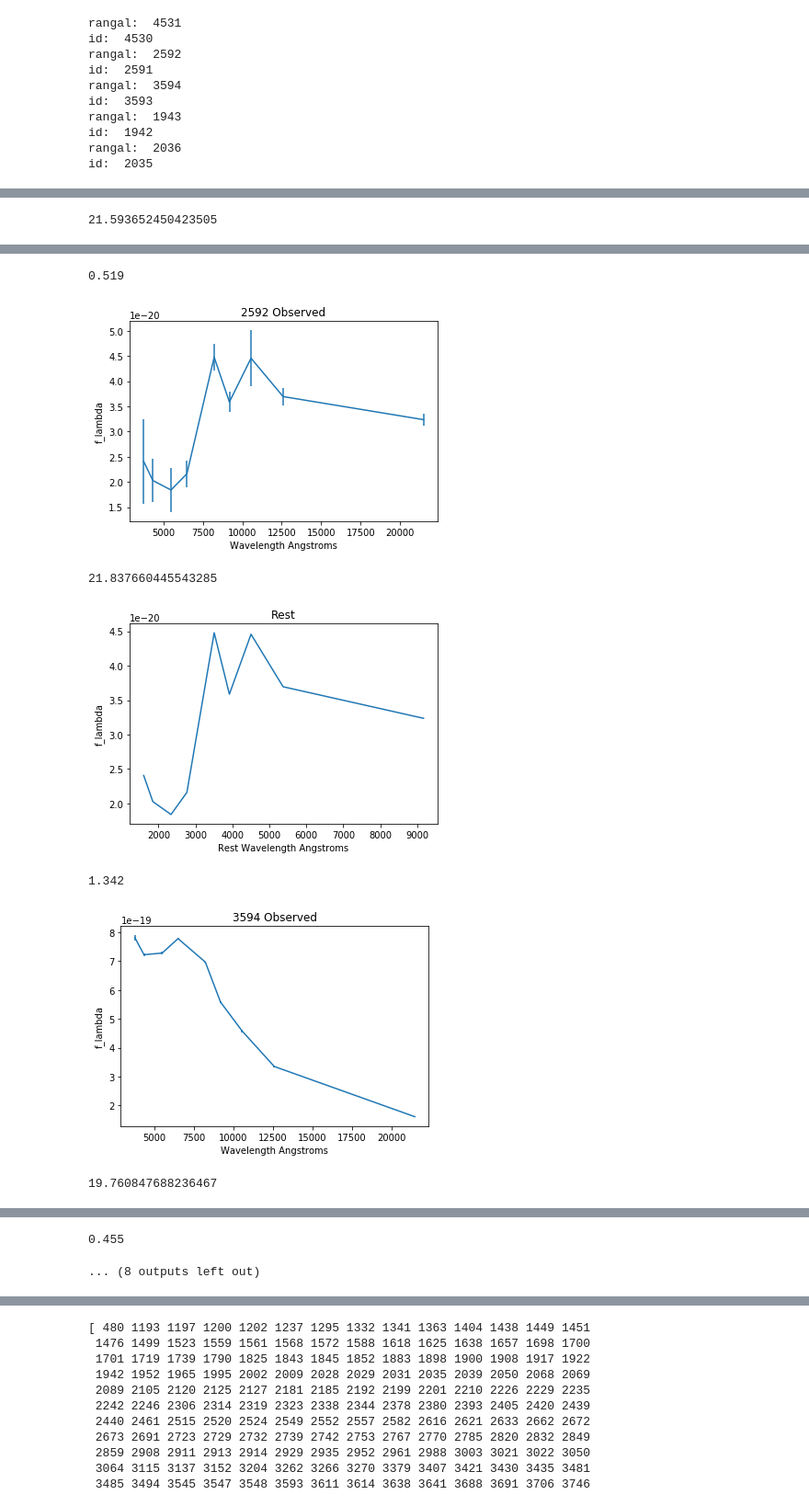
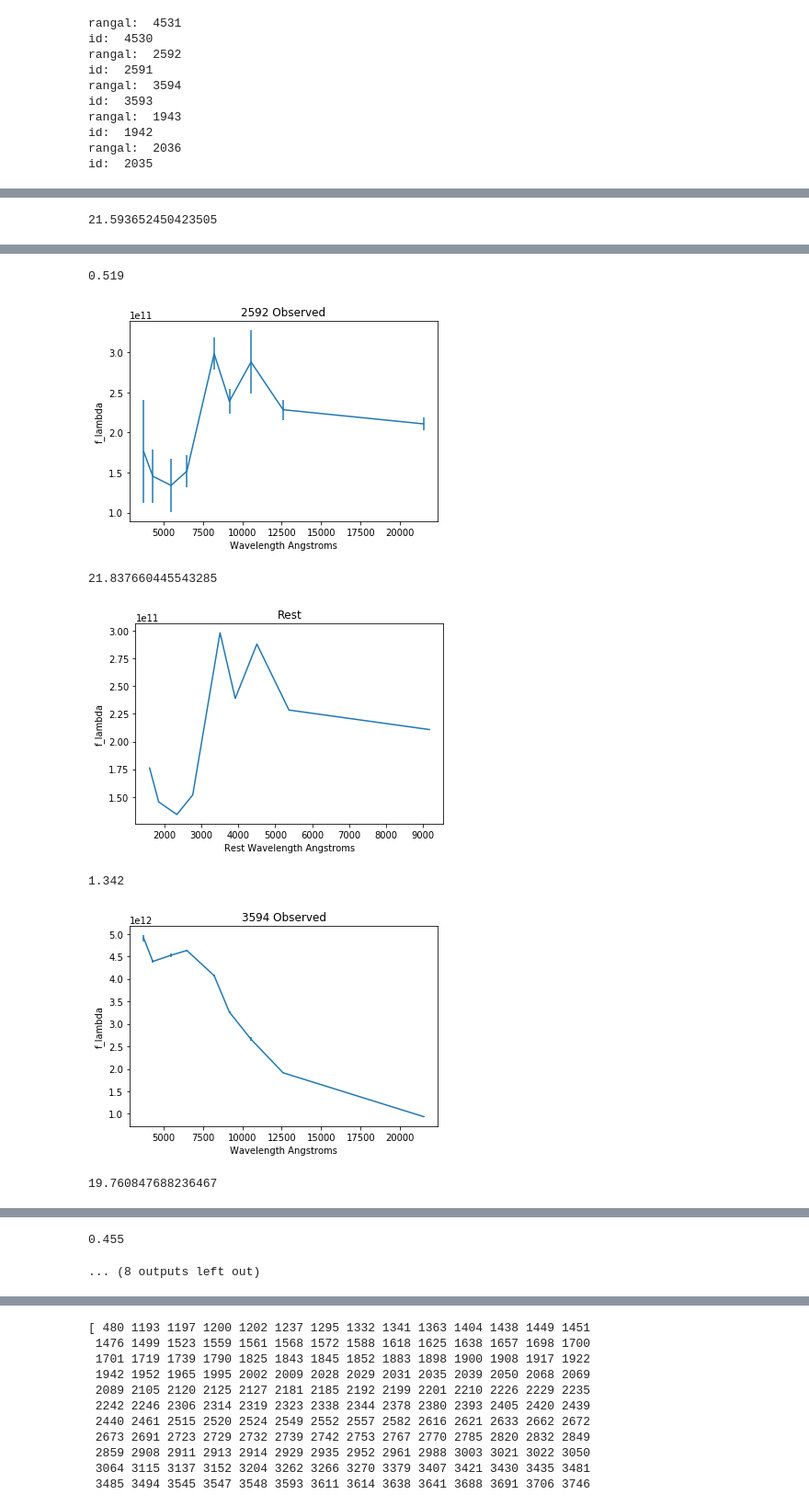
Before and after one commit to JacobGolledge/Research, a Jupyter notebook: Research_Golledge_Final.ipynb, the cells around one changed output, grey strips where cells are left out. Shown: that part at 92% size. Saved outputs shown, nothing was run; the diff lists cells and outputs as text; code cells hidden in the pictures.

```diff
--- a/Research_Golledge_Final.ipynb
+++ b/Research_Golledge_Final.ipynb
@@ -385,12 +437,13 @@ rangal:  2036
 id:  2035
 # %%
 #for loop to find magnitude of each flux value for the galaxies along with their error
-for galaxy in range(5):
+for galaxy in range(5): #This for loop goes through all the galaxies in range of 5 since we listed 5 galaxies
     galy = [fluxu[galaxy],fluxb[galaxy], fluxv[galaxy], fluxr[galaxy], fluxi[galaxy], fluxz[galaxy], fluxy[galaxy], fluxj[galaxy], fluxk[galaxy]]
+    #this builds an array filling it with the flux values in each band for each of the random galaxies
     #galy = [fluxu[galaxy],fluxb[galaxy], fluxv[galaxy], fluxr[galaxy], fluxi[galaxy], fluxz[galaxy], fluxy[galaxy], fluxj[galaxy], fluxk[galaxy], fluxi1[galaxy],fluxi2[galaxy]]
     magu = -2.5 * np.log10(fluxu[galaxy]) + 25
     magv = -2.5 * np.log10(fluxv[galaxy]) + 25
-    magb = -2.5 * np.log10(fluxb[galaxy]) + 25
+    magb = -2.5 * np.log10(fluxb[galaxy]) + 25 #These finds the magnitude of each band for the galaxies
     magr = -2.5 * np.log10(fluxr[galaxy]) + 25
     magi = -2.5 * np.log10(fluxz[galaxy]) + 25
     magz = -2.5 * np.log10(fluxz[galaxy]) + 25
@@ -404,33 +457,33 @@ for galaxy in range(5):
     magev = -2.5 * np.log10(errv[galaxy]) + 25
     mageb = -2.5 * np.log10(errb[galaxy]) + 25
     mager = -2.5 * np.log10(errr[galaxy]) + 25
-    magei = -2.5 * np.log10(erri[galaxy]) + 25
+    magei = -2.5 * np.log10(erri[galaxy]) + 25 #error in each flux band.
     magez = -2.5 * np.log10(errz[galaxy]) + 25
     magey = -2.5 * np.log10(erry[galaxy]) + 25
     magej = -2.5 * np.log10(errj[galaxy]) + 25
     magek = -2.5 * np.log10(errk[galaxy]) + 25
     #converting the magnitude to f_nu along with error
-    fnuu = (10 ** ((magu + 48.6) / -2.5)) * mag25
-    fnub = (10 ** ((magb + 48.6) / -2.5)) * mag25
-    fnuv = (10 ** ((magv + 48.6) / -2.5)) * mag25
-    fnur = (10 ** ((magr + 48.6) / -2.5)) * mag25
-    fnui = (10 ** ((magi + 48.6) / -2.5)) * mag25
-    fnuz = (10 ** ((magz + 48.6) / -2.5)) * mag25
-    fnuk = (10 ** ((magk + 48.6) / -2.5)) * mag25
-    fnuy = (10 ** ((magy + 48.6) / -2.5)) * mag25
-    fnuj = (10 ** ((magj + 48.6) / -2.5)) * mag25
+    fnuu = (10 ** ((magu + 48.6) / -2.5)) * magu
+    fnub = (10 ** ((magb + 48.6) / -2.5)) * magv
+    fnuv = (10 ** ((magv + 48.6) / -2.5)) * magb
+    fnur = (10 ** ((magr + 48.6) / -2.5)) * magr
+    fnui = (10 ** ((magi + 48.6) / -2.5)) * magi
+    fnuz = (10 ** ((magz + 48.6) / -2.5)) * magz
+    fnuk = (10 ** ((magk + 48.6) / -2.5)) * magy
+    fnuy = (10 ** ((magy + 48.6) / -2.5)) * magj
+    fnuj = (10 ** ((magj + 48.6) / -2.5)) * magk
     #fnui1 = (10 ** ((magi1 + 48.6) / -2.5)) * mag25
     #fnui2 = (10 ** ((magi2 + 48.6) / -2.5)) * mag25
 
-    fnueu = (10 ** ((mageu + 48.6) / -2.5)) * mag25
-    fnueb = (10 ** ((mageb + 48.6) / -2.5)) * mag25
-    fnuev = (10 ** ((magev + 48.6) / -2.5)) * mag25
-    fnuer = (10 ** ((mager + 48.6) / -2.5)) * mag25
-    fnuei = (10 ** ((magei + 48.6) / -2.5)) * mag25
-    fnuez = (10 ** ((magez + 48.6) / -2.5)) * mag25
-    fnuek = (10 ** ((magek + 48.6) / -2.5)) * mag25
-    fnuey = (10 ** ((magey + 48.6) / -2.5)) * mag25
-    fnuej = (10 ** ((magej + 48.6) / -2.5)) * mag25
+    fnueu = (10 ** ((mageu + 48.6) / -2.5)) * mageu
+    fnueb = (10 ** ((mageb + 48.6) / -2.5)) * mageb
+    fnuev = (10 ** ((magev + 48.6) / -2.5)) * magev
+    fnuer = (10 ** ((mager + 48.6) / -2.5)) * mager
+    fnuei = (10 ** ((magei + 48.6) / -2.5)) * magei
+    fnuez = (10 ** ((magez + 48.6) / -2.5)) * magez
+    fnuek = (10 ** ((magek + 48.6) / -2.5)) * magek
+    fnuey = (10 ** ((magey + 48.6) / -2.5)) * magey
+    fnuej = (10 ** ((magej + 48.6) / -2.5)) * magej
     #changing f_nu values to f_lambda values for each galaxy and band along with error
     flamu = (((3 * 10 ** 18) / ((xval[0]) ** 2)) * fnuu) * ((0.361 * 10**6) / (10**-23))
     flamb = (((3 * 10 ** 18) / ((xval[1]) ** 2)) * fnub) * ((0.361 * 10**6) / (10**-23))
@@ -443,7 +496,7 @@ for galaxy in range(5):
     flamy = (((3 * 10 ** 18) / ((xval[6]) ** 2)) * fnuy) * ((0.361 * 10**6) / (10**-23))
     #flami1 = (((3 * 10 ** 18) / ((xval[9]) ** 2)) * fnui1) * ((0.361 * 10**6) / (10**-23))
     #flami2 = (((3 * 10 ** 18) / ((xval[10]) ** 2)) * fnui2) * ((0.361 * 10**6) / (10**-23))
-
+    #this converts the errors of each band from f_nu to f_lambda
     flameu = (((3 * 10 ** 18) / ((xval[0]) ** 2)) * fnueu) * ((0.361 * 10**6) / (10**-23))
     flameb = (((3 * 10 ** 18) / ((xval[1]) ** 2)) * fnueb) * ((0.361 * 10**6) / (10**-23))
     flamev = (((3 * 10 ** 18) / ((xval[2]) ** 2)) * fnuev) * ((0.361 * 10**6) / (10**-23))
@@ -458,7 +511,8 @@ for galaxy in range(5):
     gallamy = [flamu, flamb, flamv, flamr, flami, flamz, flamy, flamj, flamk]
     error = [flameu, flameb, flamev, flamer, flamei, flamez, flamey, flamej, flamek]
     #builds a plot for the observed flux in terms of lambda and the wavelength of each band
-    plt.errorbar(xval, gallamy, yerr = error)
+    plt.errorbar(xval, gallamy, yerr = error) #This function plots a graph with errorbars. The x axis does
+    #not have error bars so we only have to declare the error values for the y values.
     plt.xlabel('Wavelength Angstroms')
     plt.ylabel('f_lambda')
     titlestr = str(galindex[galaxy]) + ' Observed'
@@ -483,7 +537,8 @@ for galaxy in range(5):
     #print("z is equal to: ", z,"rest: ", rest)
     xprime.append(rest) #lambda_rest = lambda_obs / (1+z)
     #print(xprime)
-    #plots the flux in terms of lambda at the rest wavelength for each band for each galaxy
+    #plots the flux in terms of lambda at the rest wavelength for each band for each galaxy we also return
+    #the redshift of each galaxy to see how the redshift affects the peak fluxes of the graphs.
     plt.plot(xprime[galaxy], gallamy, '-')
     #fig = plt.plot(plt.plot(xprime[galaxy], gallamy, '-'))
     #ax = fig.add_axes([0,0,1,1])
@@ -499,7 +554,7 @@ for galaxy in range(5):
 0.519
-[figure, old version]
+[figure, new version]
 21.837660445543285
-[figure, old version]
+[figure, new version]
 1.342
-[figure, old version]
+[figure, new version]
 19.760847688236467
```
Also changed, not shown: parts of 10 cells of this notebook.
